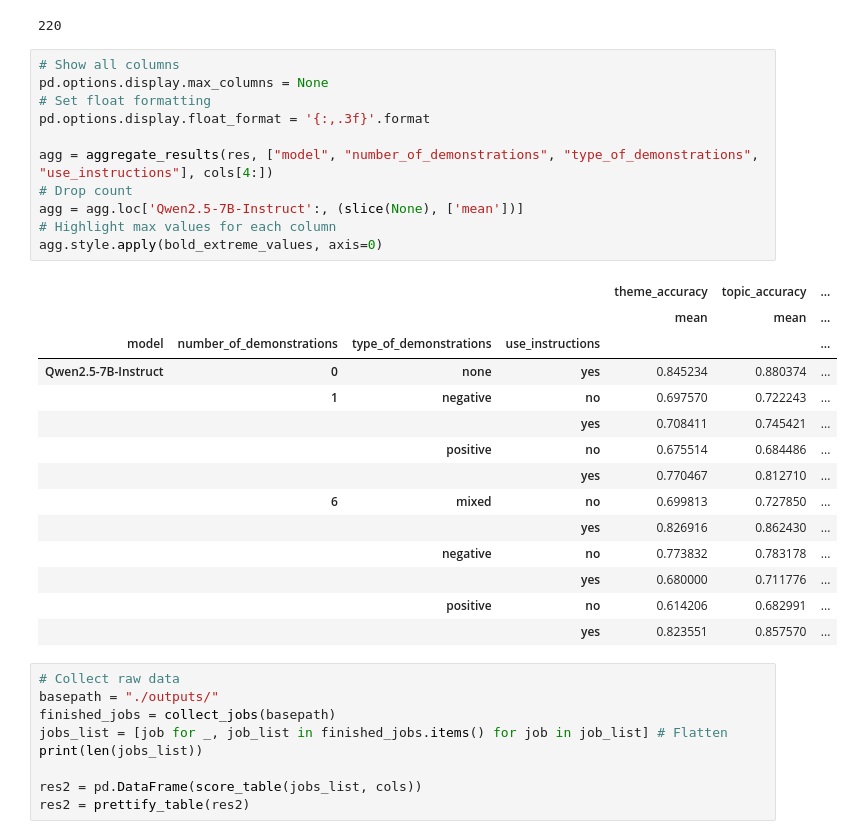
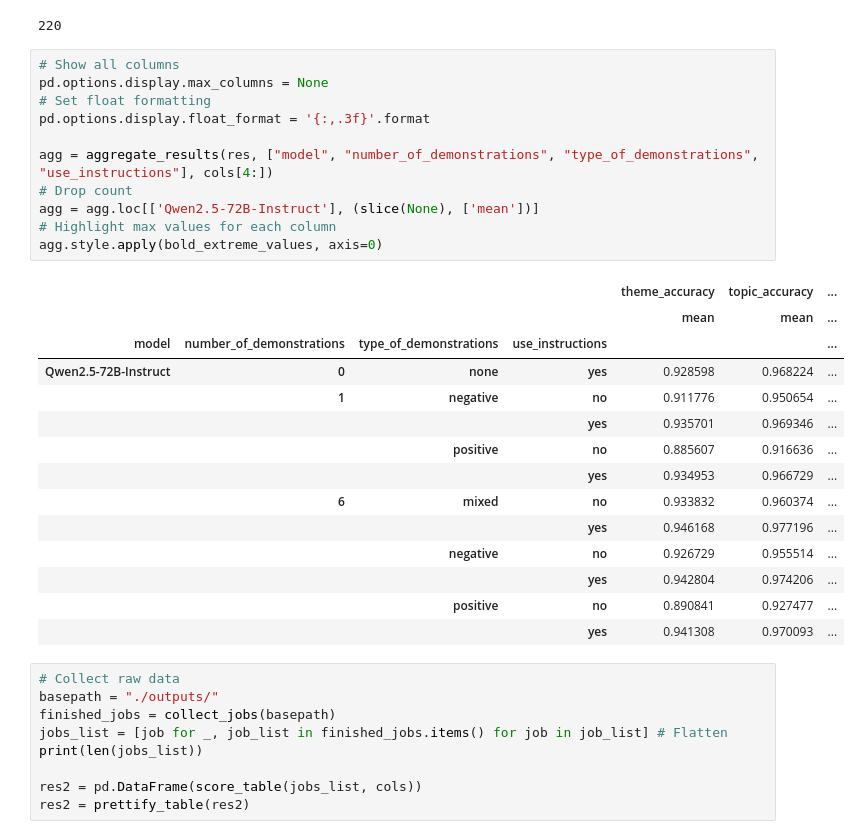
Before and after one commit to AleksiKaa/mscthesis, a Jupyter notebook: src/notebooks/results/aggregate_results_metrics.ipynb, the cells around one changed output. Saved outputs shown, nothing was run; the diff lists cells and outputs as text.

```diff
--- a/src/notebooks/results/aggregate_results_metrics.ipynb
+++ b/src/notebooks/results/aggregate_results_metrics.ipynb
@@ -101,29 +101,29 @@ res = prettify_table(res)
 # %%
 # Show all columns
 pd.options.display.max_columns = None
 # Set float formatting
 pd.options.display.float_format = '{:,.3f}'.format
 
 agg = aggregate_results(res, ["model", "number_of_demonstrations", "type_of_demonstrations", "use_instructions"], cols[4:])
 # Drop count
-agg = agg.loc['Qwen2.5-7B-Instruct':, (slice(None), ['mean'])]
+agg = agg.loc[['Qwen2.5-72B-Instruct'], (slice(None), ['mean'])]
 # Highlight max values for each column
 agg.style.apply(bold_extreme_values, axis=0)
 # %% [output]
 |  |  |  |  | theme_accuracy | topic_accuracy | ... |
 |  |  |  |  | mean | mean | ... |
 | model | number_of_demonstrations | type_of_demonstrations | use_instructions |  |  | ... |
-| Qwen2.5-7B-Instruct | 0 | none | yes | 0.845234 | 0.880374 | ... |
-|  | 1 | negative | no | 0.697570 | 0.722243 | ... |
-|  |  |  | yes | 0.708411 | 0.745421 | ... |
-|  |  | positive | no | 0.675514 | 0.684486 | ... |
-|  |  |  | yes | 0.770467 | 0.812710 | ... |
-|  | 6 | mixed | no | 0.699813 | 0.727850 | ... |
-|  |  |  | yes | 0.826916 | 0.862430 | ... |
-|  |  | negative | no | 0.773832 | 0.783178 | ... |
-|  |  |  | yes | 0.680000 | 0.711776 | ... |
-|  |  | positive | no | 0.614206 | 0.682991 | ... |
-|  |  |  | yes | 0.823551 | 0.857570 | ... |
+| Qwen2.5-72B-Instruct | 0 | none | yes | 0.928598 | 0.968224 | ... |
+|  | 1 | negative | no | 0.911776 | 0.950654 | ... |
+|  |  |  | yes | 0.935701 | 0.969346 | ... |
+|  |  | positive | no | 0.885607 | 0.916636 | ... |
+|  |  |  | yes | 0.934953 | 0.966729 | ... |
+|  | 6 | mixed | no | 0.933832 | 0.960374 | ... |
+|  |  |  | yes | 0.946168 | 0.977196 | ... |
+|  |  | negative | no | 0.926729 | 0.955514 | ... |
+|  |  |  | yes | 0.942804 | 0.974206 | ... |
+|  |  | positive | no | 0.890841 | 0.927477 | ... |
+|  |  |  | yes | 0.941308 | 0.970093 | ... |
 # %%
 # Collect raw data
 basepath = "./outputs/"
```
Also changed, not shown: parts of 1 cell of this notebook, 3 other files.
